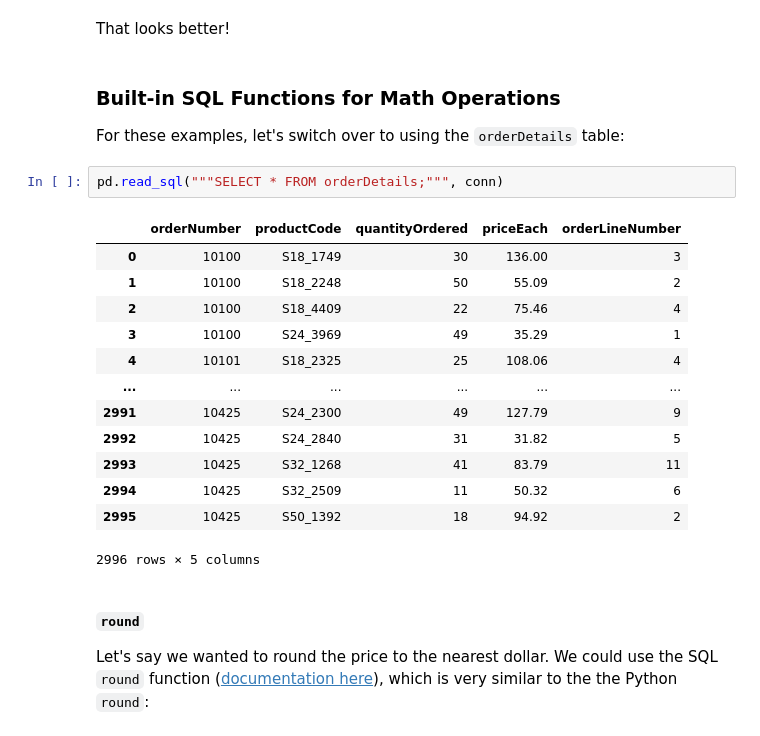
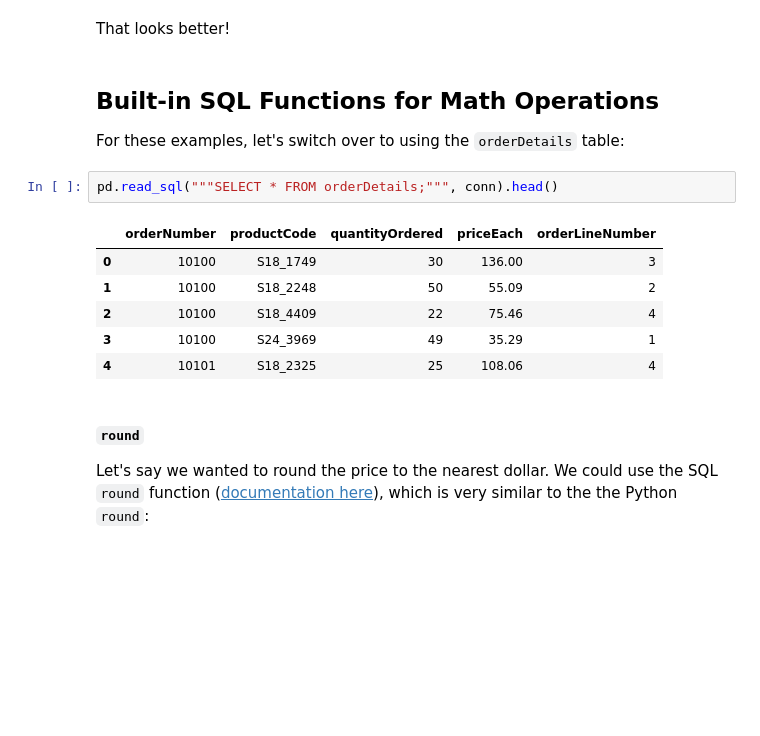
Before and after one commit to rurigi-waweru/dsfpt10-p2-03-selecting-data-with-sql-v2-4-r, a Jupyter notebook: index.ipynb, the cells around one changed output. Drawn from its saved outputs; the diff is of its cells as text; blank space fills up the shorter version.

```diff
--- a/index.ipynb
+++ b/index.ipynb
@@ -396,25 +396,18 @@ pd.read_sql("""
 # %% [markdown]
 That looks better!
 # %% [markdown]
-### Built-in SQL Functions for Math Operations
+## Built-in SQL Functions for Math Operations
 
 For these examples, let's switch over to using the `orderDetails` table:
 # %%
-pd.read_sql("""SELECT * FROM orderDetails;""", conn)
+pd.read_sql("""SELECT * FROM orderDetails;""", conn).head()
 # %% [output]
 |  | orderNumber | productCode | quantityOrdered | priceEach | orderLineNumber |
 | 0 | 10100 | S18_1749 | 30 | 136.00 | 3 |
 | 1 | 10100 | S18_2248 | 50 | 55.09 | 2 |
 | 2 | 10100 | S18_4409 | 22 | 75.46 | 4 |
 | 3 | 10100 | S24_3969 | 49 | 35.29 | 1 |
 | 4 | 10101 | S18_2325 | 25 | 108.06 | 4 |
-| ... | ... | ... | ... | ... | ... |
-| 2991 | 10425 | S24_2300 | 49 | 127.79 | 9 |
-| 2992 | 10425 | S24_2840 | 31 | 31.82 | 5 |
-| 2993 | 10425 | S32_1268 | 41 | 83.79 | 11 |
-| 2994 | 10425 | S32_2509 | 11 | 50.32 | 6 |
-| 2995 | 10425 | S50_1392 | 18 | 94.92 | 2 |
-2996 rows × 5 columns
 # %% [markdown]
 #### `round`
 
```
Also changed, not shown: parts of 3 cells of this notebook, 6 other files.
